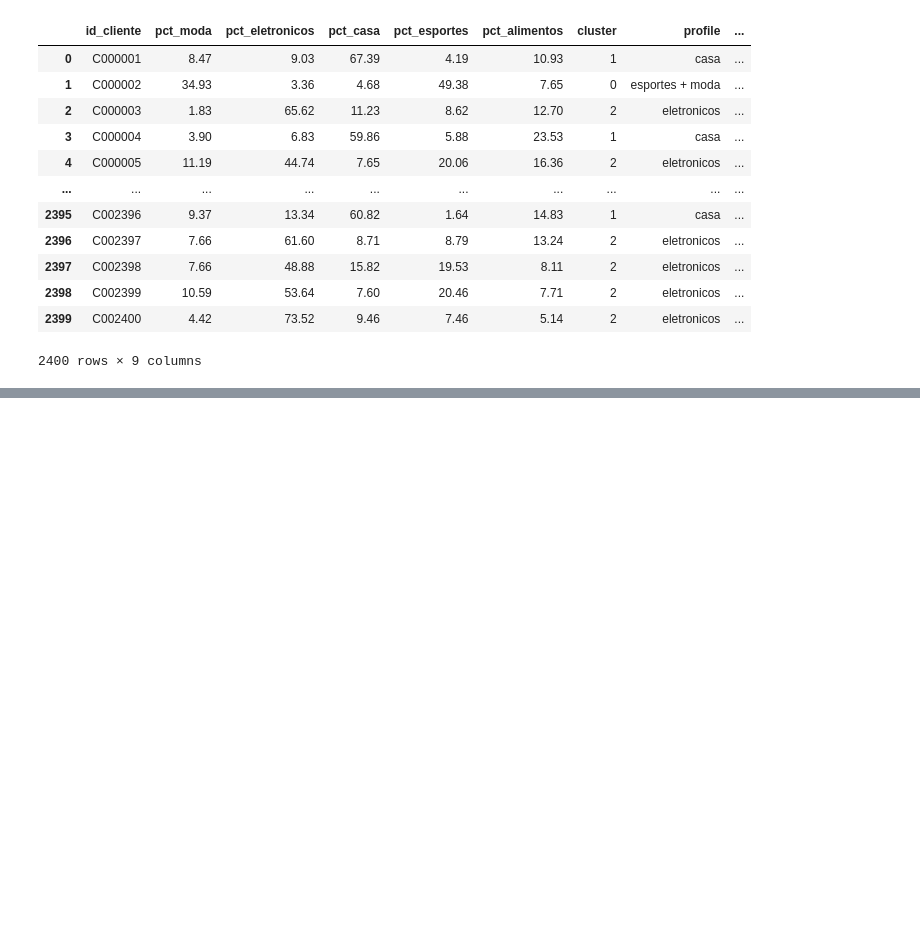
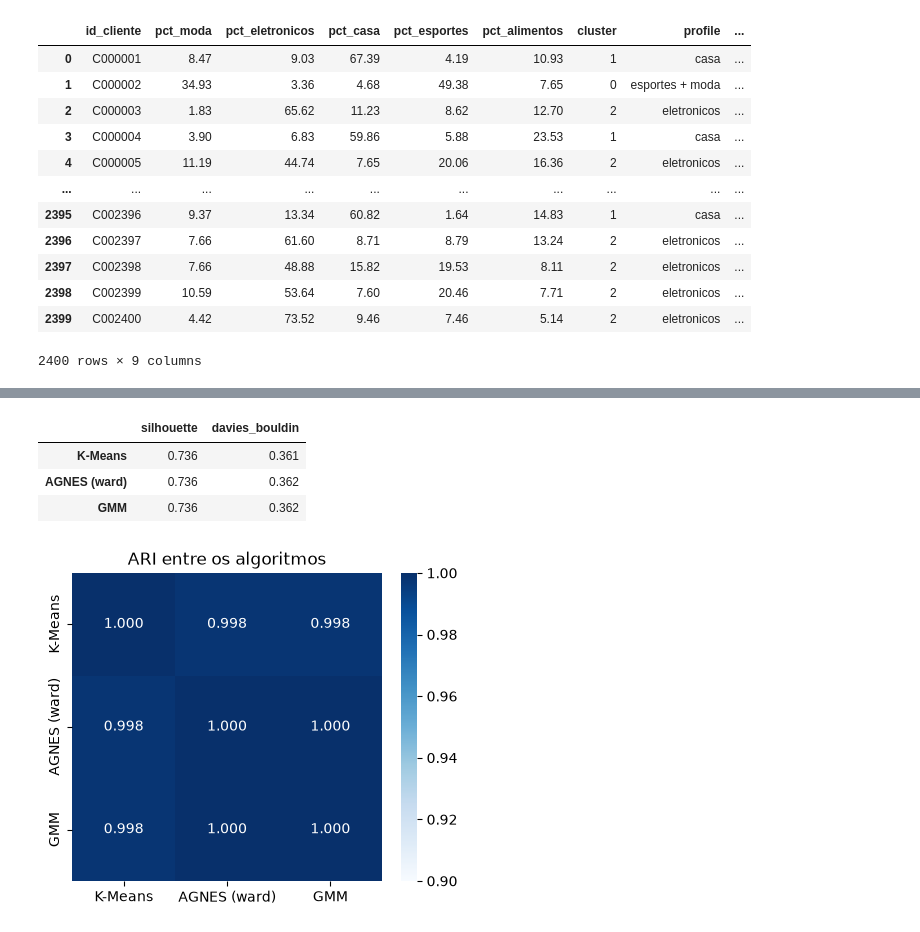
Before and after one commit to mdjunior-afk/tp-ml, a Jupyter notebook: TP.ipynb, the cells around one changed output, grey strips where cells are left out. Cells and saved outputs as stored; diff of their text form; code cells hidden in the pictures; blank space fills up the shorter version.

```diff
--- a/TP.ipynb
+++ b/TP.ipynb
@@ -117,12 +117,12 @@ display(k_results.round(3))
 | 10 | 128976.330 | 0.391 | 1.107 |
 # %%
 kmeans = KMeans(n_clusters=best_k, random_state=RANDOM_STATE).fit(X)
-labels = kmeans.labels_
+labels_kmeans = kmeans.labels_
 
-df["cluster"] = labels
+df["cluster"] = labels_kmeans
 
-print(f"Silhoueta: {silhouette_score(X, labels)}")
-print(f"Davies Bouldin: {davies_bouldin_score(X, labels)}")
+print(f"Silhoueta: {silhouette_score(X, labels_kmeans)}")
+print(f"Davies Bouldin: {davies_bouldin_score(X, labels_kmeans)}")
 
 profile = df.groupby("cluster")[COLS].median().round(1) # perfil baseado na mediana dos dados
 profile.insert(0, "n", df["cluster"].value_counts().sort_index()) # quantidade de dados em cada cluster
@@ -204,0 +232,21 @@ display(df)
+# %%
+gmm = GaussianMixture(n_components=5, covariance_type='full',
+                      n_init=5, random_state=RANDOM_STATE).fit(X)
+labels_gmm = gmm.predict(X)
+df['cluster_gmm'] = labels_gmm
+
+incerteza = 1 - gmm.predict_proba(X).max(axis=1)
+print(f'Incerteza média de classificação: {incerteza.mean():.4f}')
+print(f'Pontos com probabilidade máxima < 0,9: {(incerteza > 0.1).sum()}')
+
+perfil_gmm = df.groupby("cluster_gmm")[COLS].median().round(1)
+perfil_gmm.insert(0, 'n', df["cluster_gmm"].value_counts().sort_index())
+
+names = {}
+threshold = 30
+for c, row in perfil_gmm[COLS].iterrows():
+    d = row[row >= threshold].sort_values(ascending=False)
+    names[c] = " + ".join(i.replace("pct_", "") for i in d.index)
+
+perfil_gmm.insert(1, 'perfil', perfil_gmm.index.map(names))
+display(perfil_gmm)
@@ -204,0 +275,19 @@ display(df)
+# %%
+partições = {'K-Means': labels_kmeans, 'AGNES (ward)': agg_labels, 'GMM': labels_gmm}
+
+comparacao = pd.DataFrame({nome: {"silhouette": silhouette_score(X, rot), "davies_bouldin": davies_bouldin_score(X, rot)} for nome, rot in partições.items()}).T
+display(comparacao.round(3))
+
+nomes = list(partições)
+ari = pd.DataFrame([[adjusted_rand_score(partições[a], partições[b]) for b in nomes]
+                    for a in nomes], index=nomes, columns=nomes)
+plt.figure(figsize=(5, 4))
+sns.heatmap(ari, annot=True, fmt='.3f', cmap='Blues', vmin=0.9, vmax=1)
+plt.title('ARI entre os algoritmos')
+plt.show()
+# %% [output]
+|  | silhouette | davies_bouldin |
+| K-Means | 0.736 | 0.361 |
+| AGNES (ward) | 0.736 | 0.362 |
+| GMM | 0.736 | 0.362 |
+[figure, added]
```
Also changed, not shown: parts of 3 cells of this notebook, 2 other files.
